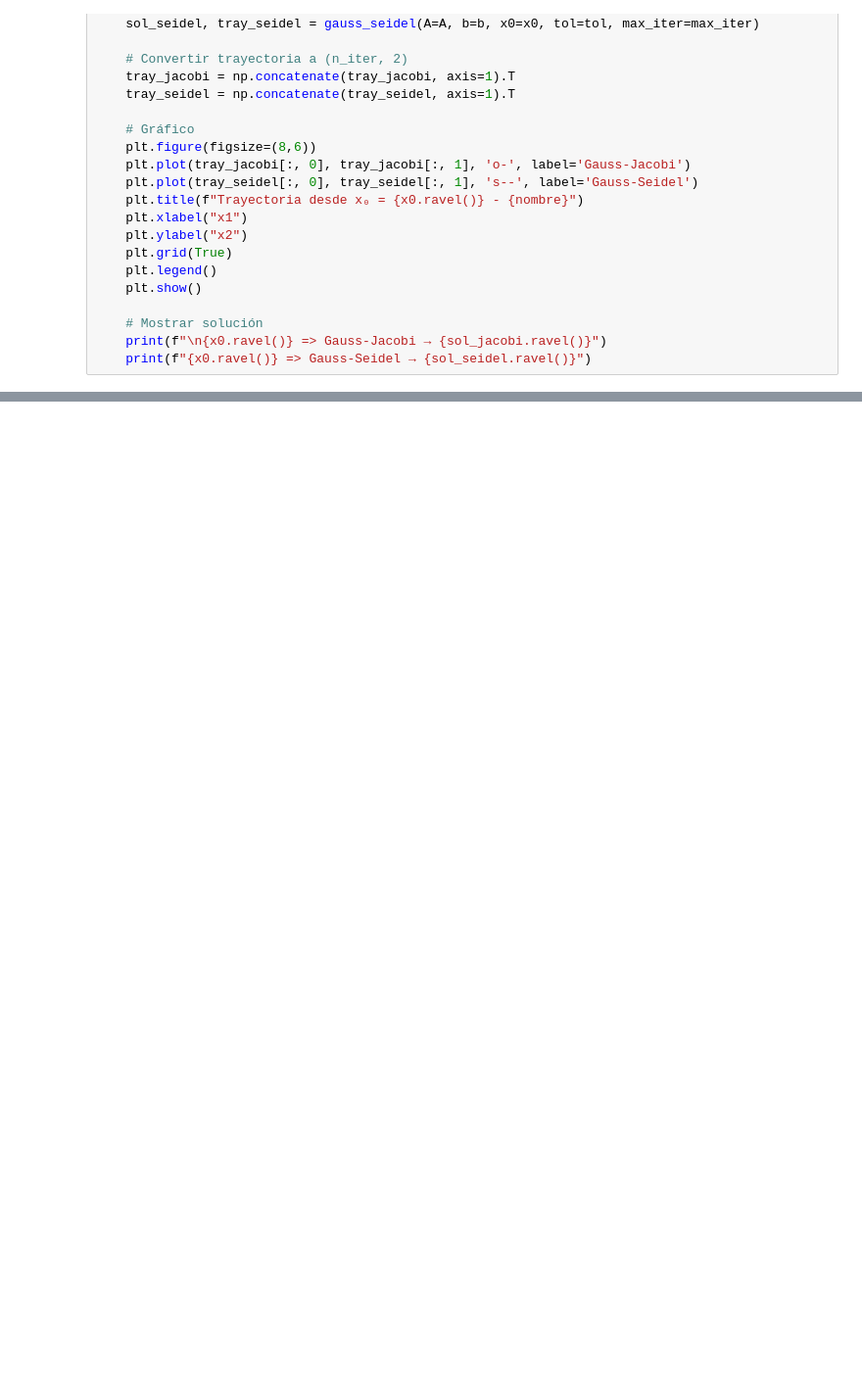
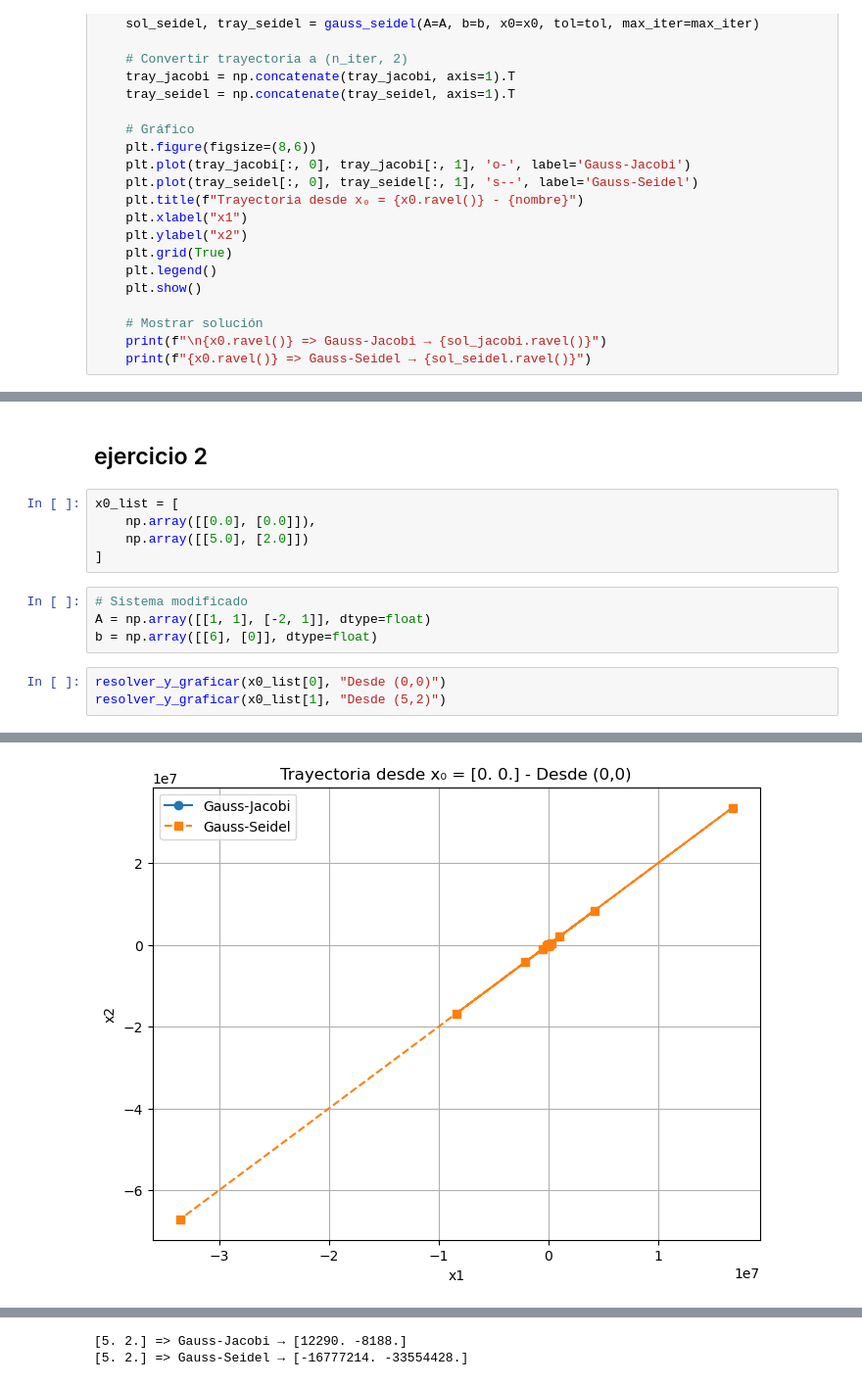
Before and after one commit to kurereishu/-Taller-2b-M-todos-iterativos, a Jupyter notebook: Taller_2B.ipynb, the cells around one changed output, grey strips where cells are left out. Shown: that part at 98% size. Cells and saved outputs as stored; diff of their text form; blank space fills up the shorter version.

```diff
--- a/Taller_2B.ipynb
+++ b/Taller_2B.ipynb
@@ -81,3 +81,18 @@ resolver_y_graficar(x0_list[1], "Desde (5,2)")
 [figure]
 [5. 2.] => Gauss-Jacobi → [5. 2.]
 [5. 2.] => Gauss-Seidel → [5. 2.]
+# %% [markdown]
+## ejercicio 2
+# %%
+x0_list = [
+    np.array([[0.0], [0.0]]),
+    np.array([[5.0], [2.0]])
+]
+# %%
+# Sistema modificado
+A = np.array([[1, 1], [-2, 1]], dtype=float)
+b = np.array([[6], [0]], dtype=float)
+# %%
+resolver_y_graficar(x0_list[0], "Desde (0,0)")
+resolver_y_graficar(x0_list[1], "Desde (5,2)")
+# %% [output]
@@ -83,0 +116 @@ resolver_y_graficar(x0_list[1], "Desde (5,2)")
+[figure, added]
@@ -83,0 +135,2 @@ resolver_y_graficar(x0_list[1], "Desde (5,2)")
+[5. 2.] => Gauss-Jacobi → [12290. -8188.]
+[5. 2.] => Gauss-Seidel → [-16777214. -33554428.]
```
Also changed, not shown: parts of 2 cells of this notebook.
